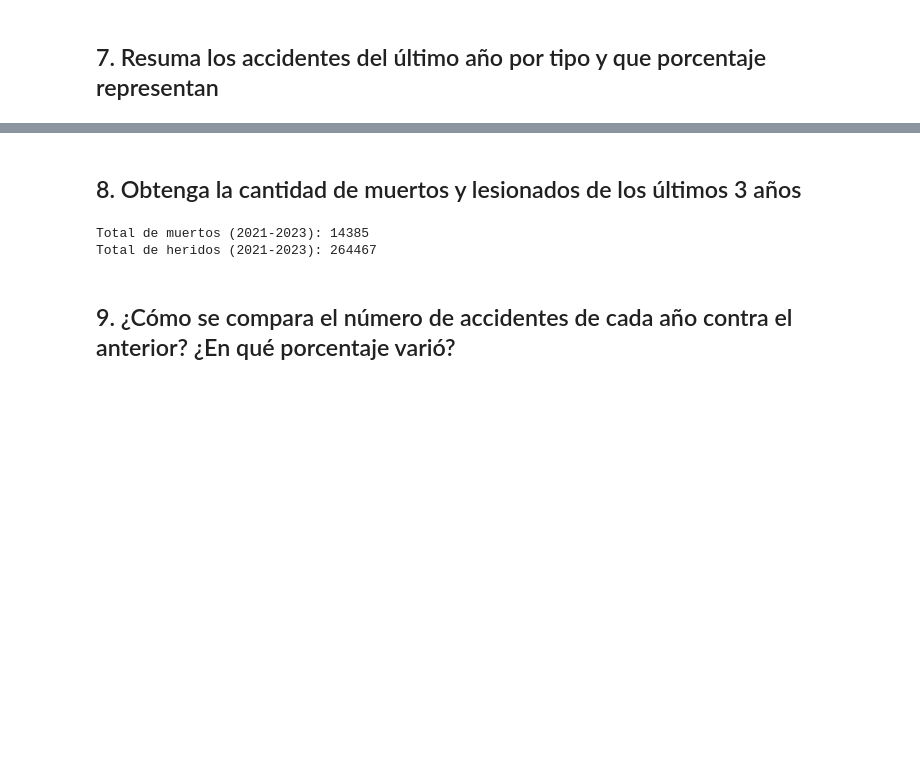
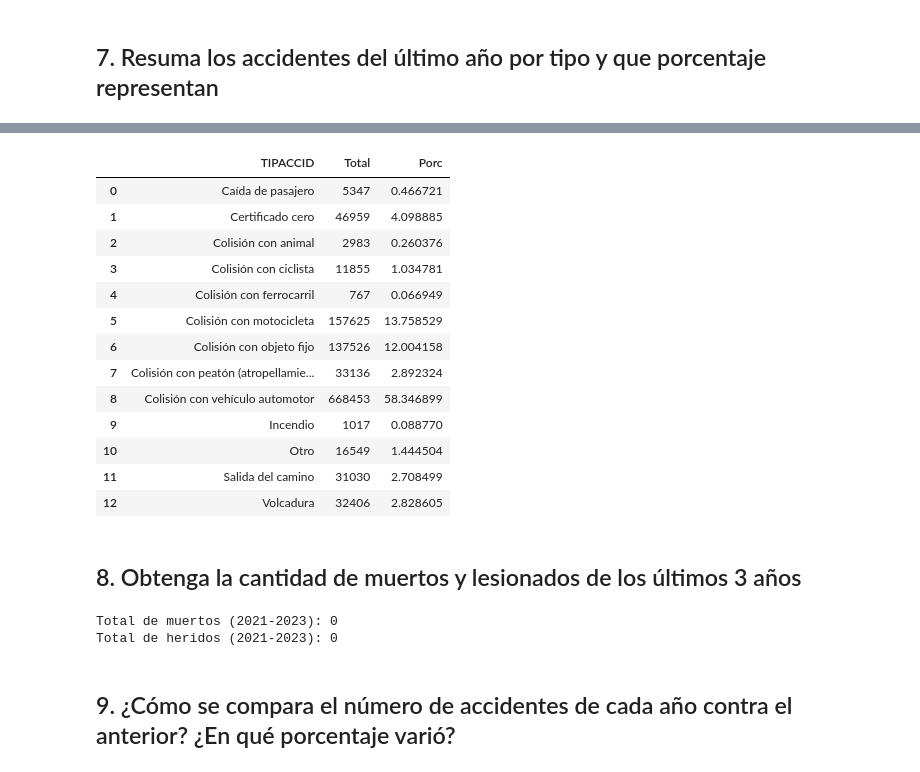
Before and after one commit to jacq1813/prac_ATUS, a Jupyter notebook: atuspractica.ipynb, the cells around one changed output, grey strips where cells are left out. Drawn from its saved outputs; the diff is of its cells as text; code cells hidden in the pictures; blank space fills up the shorter version.

```diff
--- a/atuspractica.ipynb
+++ b/atuspractica.ipynb
@@ -243,13 +209,56 @@ summary_df
+# %%
+# Tipos de accidentes a analizar
+tipos_acc = [
+    'Caída de pasajero',
+    'Certificado cero',
+    'Colisión con animal',
+    'Colisión con ciclista',
+    'Colisión con ferrocarril',
+    'Colisión con motocicleta',
+    'Colisión con objeto fijo',
+    'Colisión con peatón (atropellamiento)',
+    'Colisión con vehiculo automotor',
+    'Incendio',
+    'Otro',
+    'Salida del camino',
+    'Volcadura'
+]
+
+# accidentes del año 2023
+acc_2023 = df[
+    (df['ANIO'] == 2023) &
+    (df['TIPACCID'].isin(tipos_acc))
+]
+
+# Agrupar por tipo y contar
+resumen = df.groupby('TIPACCID').size().reset_index(name='Total')
+
+#porcentaje
+resumen['Porc'] = (resumen['Total'] / resumen['Total'].sum()) * 100
+resultados_df = pd.DataFrame(resumen)
+
+# Mostrar el resumen
+resultados_df
+# %% [output]
+|  | TIPACCID | Total | Porc |
+| 0 | Caída de pasajero | 5347 | 0.466721 |
+| 1 | Certificado cero | 46959 | 4.098885 |
+| 2 | Colisión con animal | 2983 | 0.260376 |
+| 3 | Colisión con ciclista | 11855 | 1.034781 |
+| 4 | Colisión con ferrocarril | 767 | 0.066949 |
+| 5 | Colisión con motocicleta | 157625 | 13.758529 |
+| 6 | Colisión con objeto fijo | 137526 | 12.004158 |
+| 7 | Colisión con peatón (atropellamie... | 33136 | 2.892324 |
+| 8 | Colisión con vehículo automotor | 668453 | 58.346899 |
+| 9 | Incendio | 1017 | 0.088770 |
+| 10 | Otro | 16549 | 1.444504 |
+| 11 | Salida del camino | 31030 | 2.708499 |
+| 12 | Volcadura | 32406 | 2.828605 |
 # %% [markdown]
 ## 8. Obtenga la cantidad de muertos y lesionados de los últimos 3 años
 # %%
 # Filtrar los datos de los últimos 3 años
 df_accidentes = df[df['ANIO'].isin([2021, 2022, 2023])]
-
-#para usar en el punto 9
-df_accidentes21 = df[df['ANIO'].isin([2021])]
-df_accidentes22 = df[df['ANIO'].isin([2022])]
-df_accidentes23 = df[df['ANIO'].isin([2023])]
 
 # Seleccionar las columnas relacionadas con muertos y lesionados
 cols_muertos = ['CONDMUERTO', 'PASAMUERTO', 'PEATMUERTO', 'CICLMUERTO', 'OTROMUERTO', 'NEMUERTO']
@@ -259,20 +268,12 @@ cols_heridos = ['CONDHERIDO', 'PASAHERIDO', 'PEATHERIDO', 'CICLHERIDO', 'OTROHER
 total_muertos = df_accidentes[cols_muertos].sum().sum()
 total_heridos = df_accidentes[cols_heridos].sum().sum()
 
-#para usar en el punto 9
-total_muertos21 = df_accidentes21[cols_muertos].sum().sum()
-total_heridos21 = df_accidentes21[cols_heridos].sum().sum()
-total_muertos22 = df_accidentes22[cols_muertos].sum().sum()
-total_heridos22 = df_accidentes22[cols_heridos].sum().sum()
-total_muertos23 = df_accidentes23[cols_muertos].sum().sum()
-total_heridos23 = df_accidentes23[cols_heridos].sum().sum()
-
 # Mostrar los resultados
 print(f"Total de muertos (2021-2023): {total_muertos}")
 print(f"Total de heridos (2021-2023): {total_heridos}")
 # %% [output]
-Total de muertos (2021-2023): 14385
-Total de heridos (2021-2023): 264467
+Total de muertos (2021-2023): 0
+Total de heridos (2021-2023): 0
 # %% [markdown]
 ## 9. ¿Cómo se compara el número de accidentes de cada año contra el anterior? ¿En qué porcentaje varió?
 # %%
```
Also changed, not shown: parts of 8 cells of this notebook.
